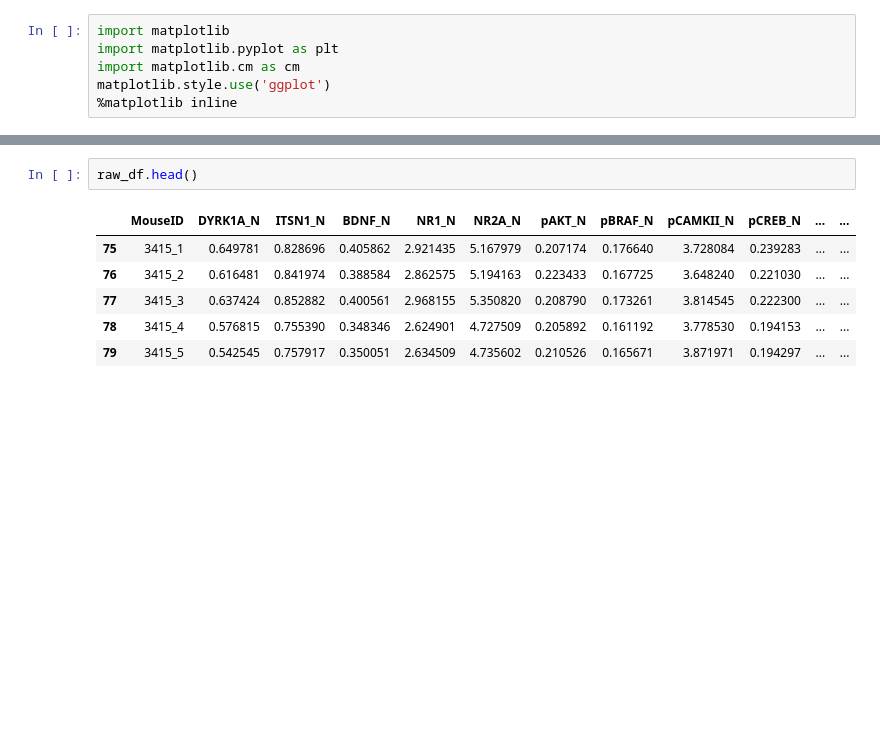
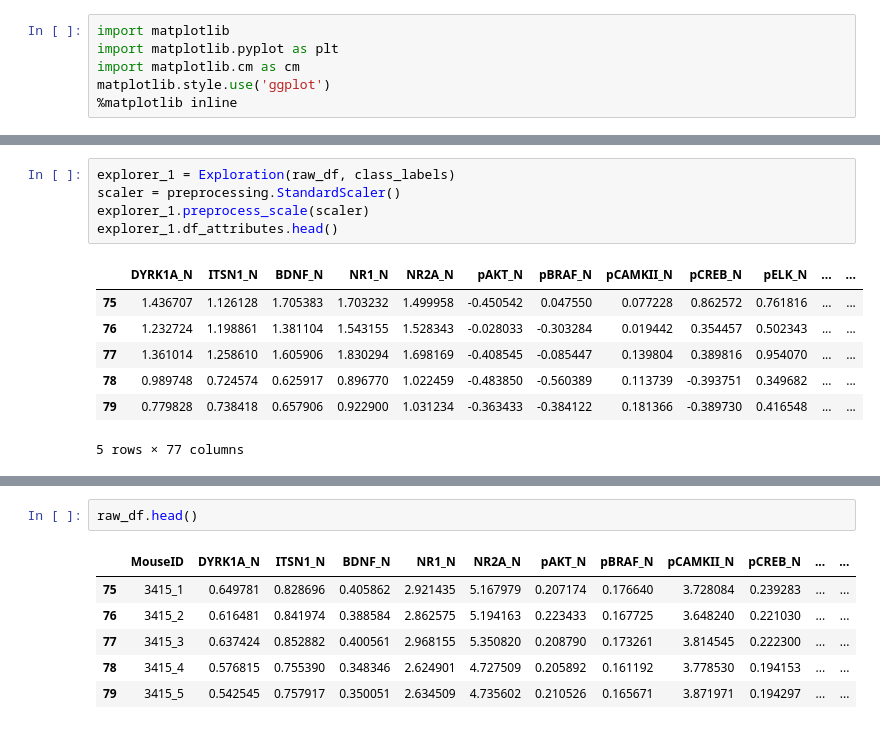
Before and after one commit to podwards/pds_assignment_2, a Jupyter notebook: notebooks/01_exploration_mice_gene.ipynb, the cells around one changed output, grey strips where cells are left out. Drawn from its saved outputs; the diff is of its cells as text; blank space fills up the shorter version.

```diff
--- a/notebooks/01_exploration_mice_gene.ipynb
+++ b/notebooks/01_exploration_mice_gene.ipynb
@@ -24,0 +238,13 @@ raw_df = raw_df.dropna()
+# %%
+explorer_1 = Exploration(raw_df, class_labels)
+scaler = preprocessing.StandardScaler()
+explorer_1.preprocess_scale(scaler)
+explorer_1.df_attributes.head()
+# %% [output]
+|  | DYRK1A_N | ITSN1_N | BDNF_N | NR1_N | NR2A_N | pAKT_N | pBRAF_N | pCAMKII_N | pCREB_N | pELK_N | ... | ... |
+| 75 | 1.436707 | 1.126128 | 1.705383 | 1.703232 | 1.499958 | -0.450542 | 0.047550 | 0.077228 | 0.862572 | 0.761816 | ... | ... |
+| 76 | 1.232724 | 1.198861 | 1.381104 | 1.543155 | 1.528343 | -0.028033 | -0.303284 | 0.019442 | 0.354457 | 0.502343 | ... | ... |
+| 77 | 1.361014 | 1.258610 | 1.605906 | 1.830294 | 1.698169 | -0.408545 | -0.085447 | 0.139804 | 0.389816 | 0.954070 | ... | ... |
+| 78 | 0.989748 | 0.724574 | 0.625917 | 0.896770 | 1.022459 | -0.483850 | -0.560389 | 0.113739 | -0.393751 | 0.349682 | ... | ... |
+| 79 | 0.779828 | 0.738418 | 0.657906 | 0.922900 | 1.031234 | -0.363433 | -0.384122 | 0.181366 | -0.389730 | 0.416548 | ... | ... |
+5 rows × 77 columns
```
Also changed, not shown: parts of 59 cells of this notebook, 1 other file.
